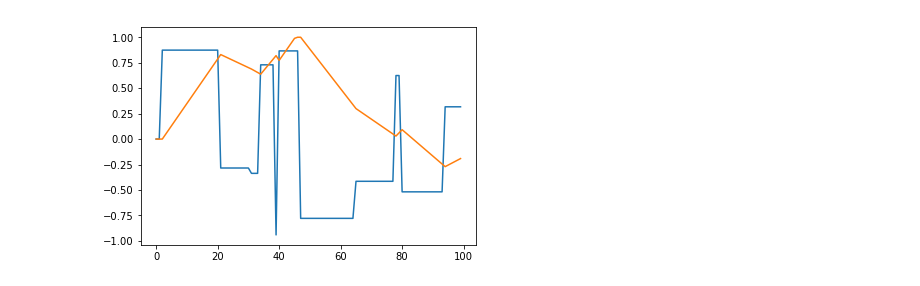
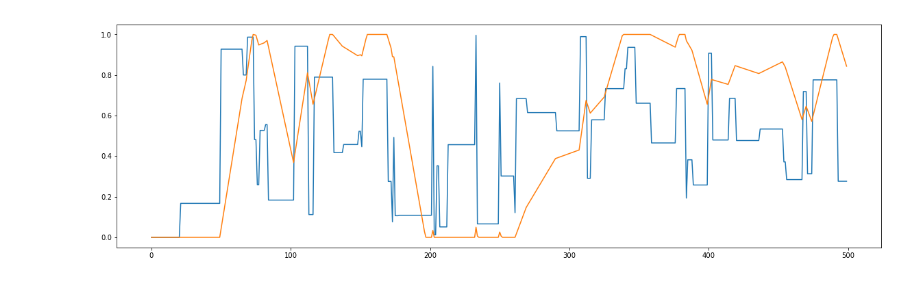
Before and after one commit to Belerafon/GRU_integral, a Jupyter notebook: GRU_test.ipynb, the cells around one changed output. Saved outputs shown, nothing was run; the diff lists cells and outputs as text; code cells hidden in the pictures.

```diff
--- a/GRU_test.ipynb
+++ b/GRU_test.ipynb
@@ -1,40 +1,42 @@
 # %%
 import numpy as np
 from scipy.stats import truncnorm
 import random
 import math
 import copy
 import matplotlib.pyplot as plt
 import matplotlib.gridspec as gridspec
 import matplotlib.cm as cm
-from ipywidgets import widgets
-from IPython.display import display
 
 def generate_data(num_of_data):
     input_data=[]
     output_data=[]
     current_input_value=0
-    current_output_data=0
+    current_output_value=0
     for i in range(num_of_data):
         if (random.random()<0.1):
-            current_input_value=(random.random()-0.5)*2
-#            current_output_data=0
+            current_input_value=random.random()
+#            current_output_value=0
         current_input_value=current_input_value+(random.random()-0.5)*0
+        current_output_value=current_output_value+0.0*(current_input_value-current_output_value)+(current_input_value-0.5)*0.1
+        if (current_output_value<0):
+            current_output_value=0
+        if (current_output_value>1):
+            current_output_value=1
+
         input_data.append(current_input_value)
-        output_data.append(current_output_data)
-        current_output_data=current_output_data+0*(current_input_value-current_output_data)+(current_input_value)*0.05
-        if (current_output_data<-1):
-            current_output_data=-1
-        if (current_output_data>1):
-            current_output_data=1
+        output_data.append(current_output_value)
     return input_data,output_data
 
-input_data,output_data=generate_data(100)
+%matplotlib inline
+matplotlib.rcParams['figure.figsize'] = (20, 6)
+
+input_data,output_data=generate_data(500)
 plt.plot(input_data)
 plt.plot(output_data)
 plt.show()
 # %% [output]
-[figure, old version]
+[figure, new version]
 # %%
 import torch
 import torch.nn as nn
```
Also changed, not shown: parts of 3 cells of this notebook.
